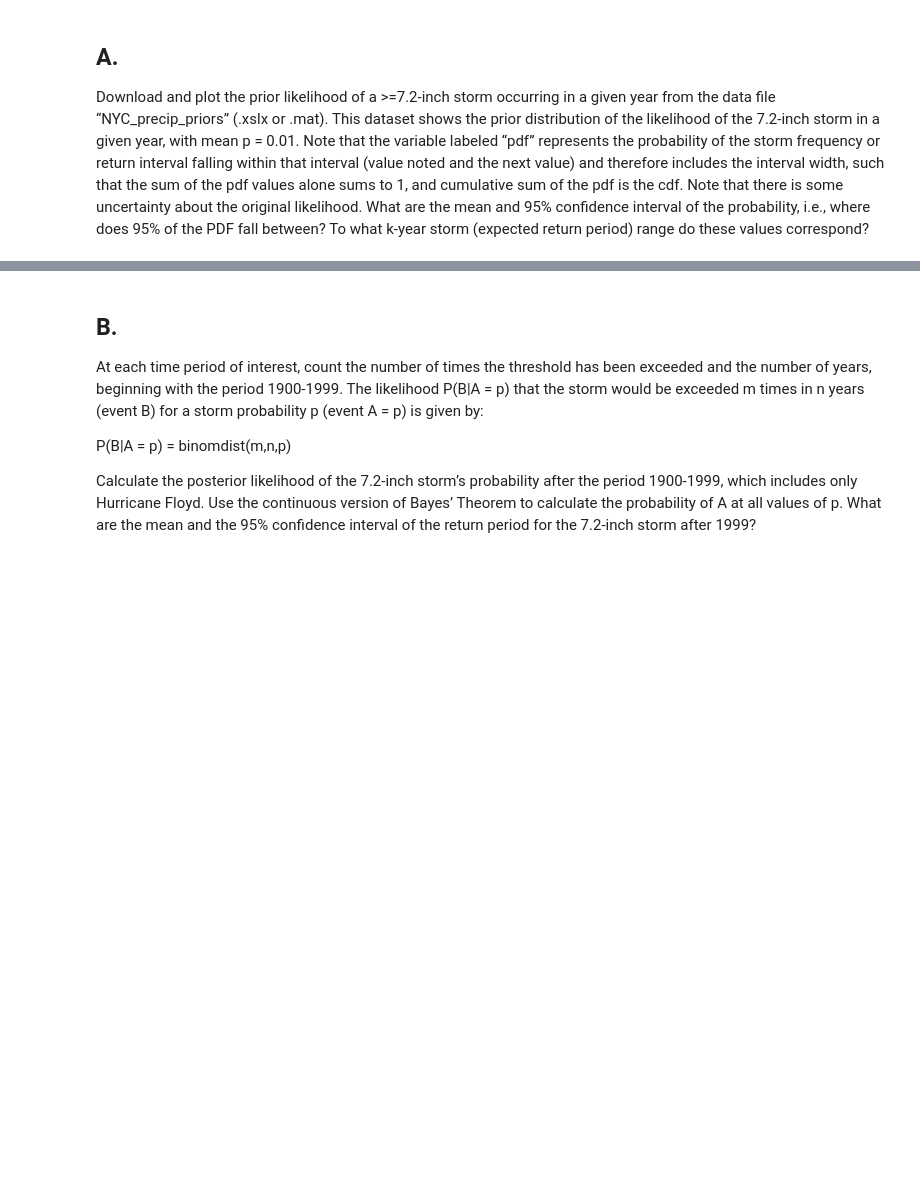
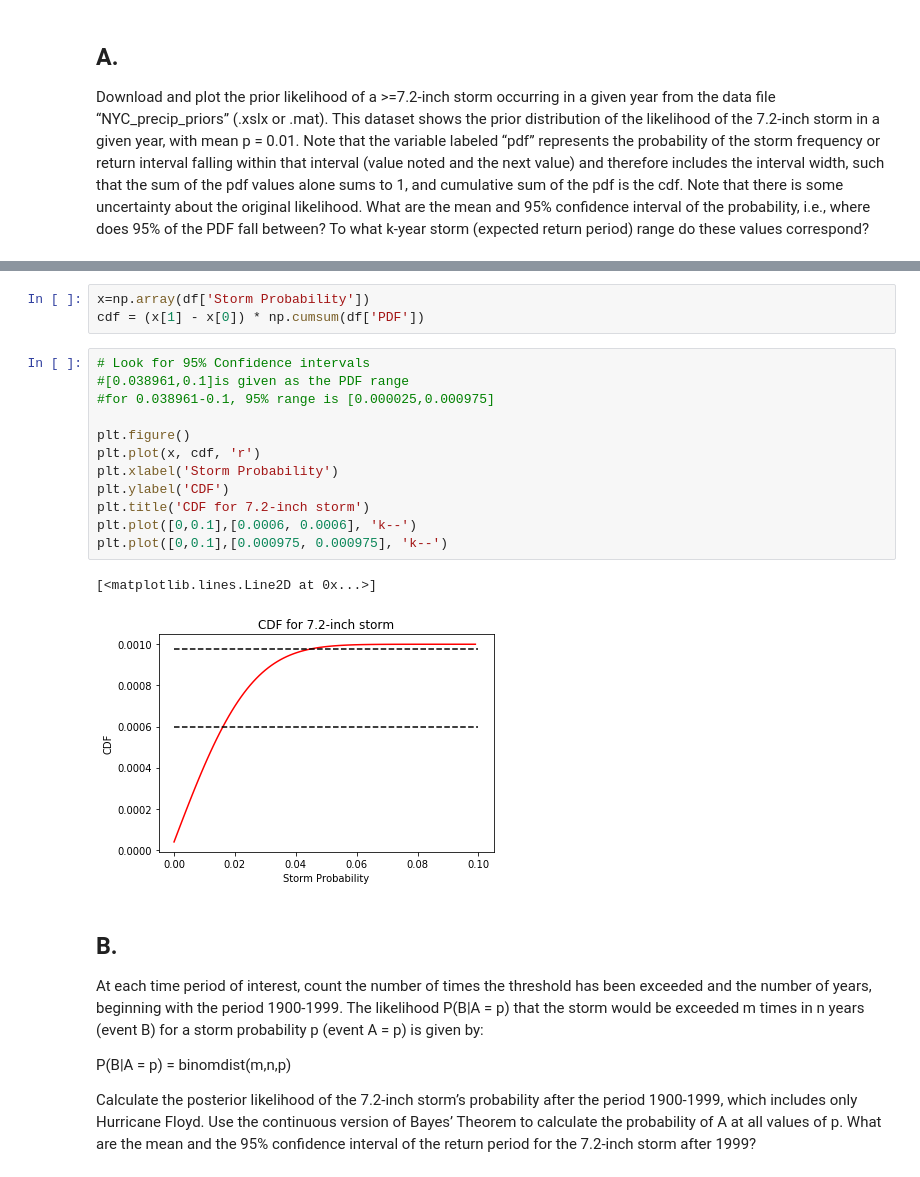
Before and after one commit to AzusaSayuri/UW-Data-analysis, a Jupyter notebook: HW5/Assignment 5 Ximin Hu.ipynb, the cells around one changed output, grey strips where cells are left out. Saved outputs shown, nothing was run; the diff lists cells and outputs as text; blank space fills up the shorter version.

```diff
--- a/HW5/Assignment 5 Ximin Hu.ipynb
+++ b/HW5/Assignment 5 Ximin Hu.ipynb
@@ -88,3 +116,21 @@ Download and plot the prior likelihood of a >=7.2-inch storm occurring in a give
+# %%
+x=np.array(df['Storm Probability'])
+cdf = (x[1] - x[0]) * np.cumsum(df['PDF'])
+# %%
+# Look for 95% Confidence intervals
+#[0.038961,0.1]is given as the PDF range
+#for 0.038961-0.1, 95% range is [0.000025,0.000975]
+
+plt.figure()
+plt.plot(x, cdf, 'r')
+plt.xlabel('Storm Probability')
+plt.ylabel('CDF')
+plt.title('CDF for 7.2-inch storm')
+plt.plot([0,0.1],[0.0006, 0.0006], 'k--')
+plt.plot([0,0.1],[0.000975, 0.000975], 'k--')
+# %% [output]
+[<matplotlib.lines.Line2D at 0x...>]
+[figure, added]
 # %% [markdown]
 ## B.
 
```
Also changed, not shown: parts of 14 cells of this notebook, 6 other files.
